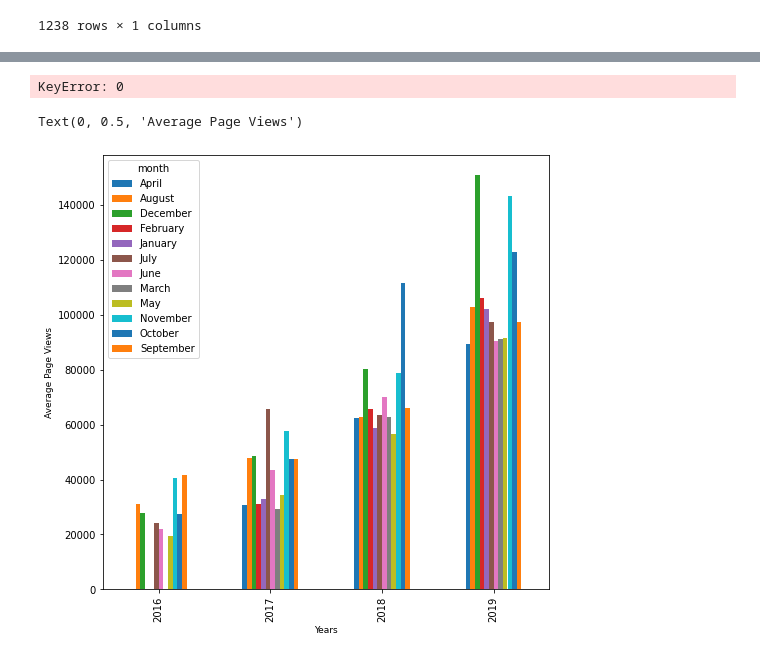
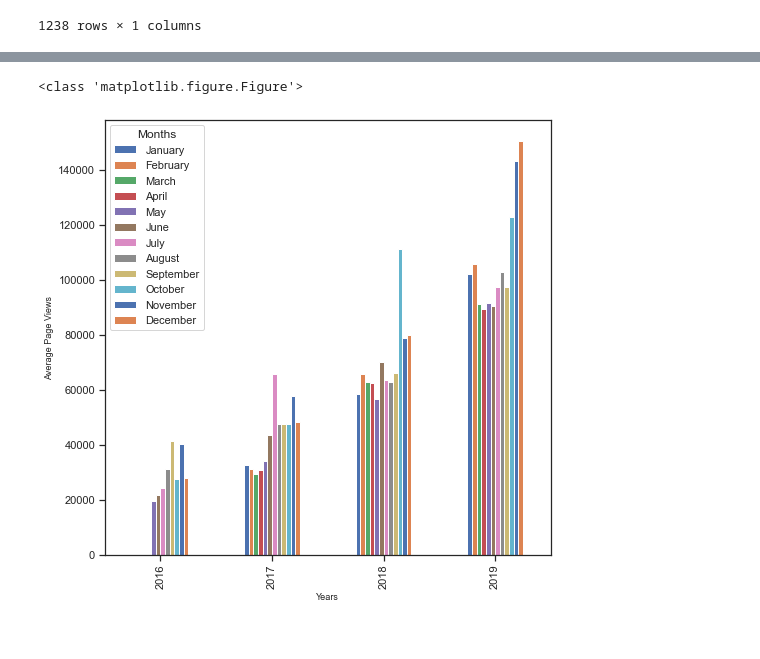
Before and after one commit to MohamedAbdElgni/pageviews-FCC, a Jupyter notebook: Page_views.ipynb, the cells around one changed output, grey strips where cells are left out. Cells and saved outputs as stored; diff of their text form; code cells hidden in the pictures.

```diff
--- a/Page_views.ipynb
+++ b/Page_views.ipynb
@@ -93,7 +76,7 @@ df_bar = df_bar.groupby(["year", "month"])["value"].mean()
 
 
 
-df_bar=df_bar.unstack(fill_value=)
+df_bar=df_bar.unstack(level=-1)
 
 df_bar
 # %% [output]
@@ -120,15 +92,18 @@ dtype: float64
 # gkk
 # df_bar['Months']=pd.to_datetime(df_bar['Months'], format='-%m-').dt.month_name()
 # df_bar
-# %%
-
-sns.barplot(data=df_bar)
-# %% [output]
-KeyError: 0
 # %%
+from matplotlib.pyplot import title
+
+
 fig = df_bar.plot(kind ="bar", legend = True, figsize = (8, 8)).figure
 plt.xlabel("Years", fontsize= 9)
 plt.ylabel("Average Page Views", fontsize= 9)
+plt.legend(labels=['January', 'February', 'March', 'April', 'May', 'June', 'July', 'August', 'September', 'October', 'November', 'December'],title='Months')
+sns.set_theme(style="ticks")
+fig=fig
+fig.savefig('bar_plot.png')
+print(type(fig))
 # %% [output]
-Text(0, 0.5, 'Average Page Views')
+<class 'matplotlib.figure.Figure'>
-[figure, old version]
+[figure, new version]
```
Also changed, not shown: parts of 14 cells of this notebook.
